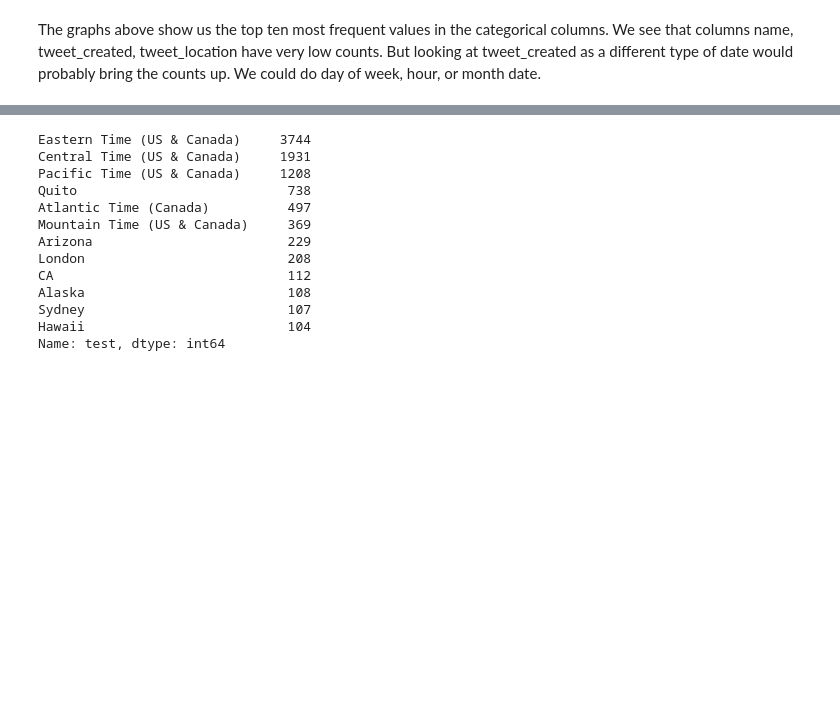
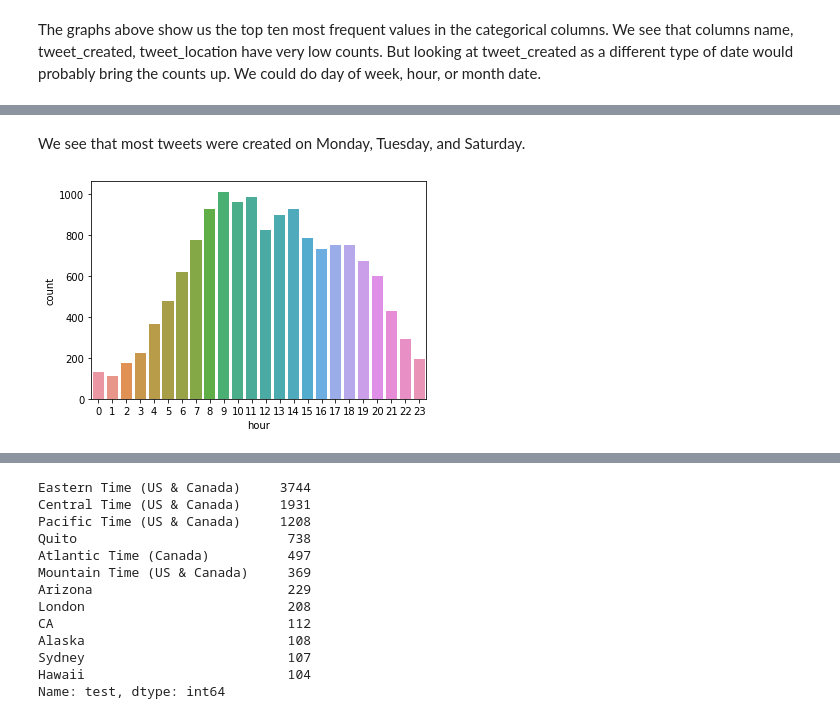
Before and after one commit to willjdew/Airline-Twitter-Sentiment, a Jupyter notebook: notebooks/Twitter_US_Airline_ Sentiment.ipynb, the cells around one changed output, grey strips where cells are left out. Cells and saved outputs as stored; diff of their text form; code cells hidden in the pictures; blank space fills up the shorter version.

```diff
--- a/notebooks/Twitter_US_Airline_ Sentiment.ipynb
+++ b/notebooks/Twitter_US_Airline_ Sentiment.ipynb
@@ -137,0 +104,6 @@ Name: user_timezone, dtype: int64
+# %% [markdown]
+We see that most tweets were created on Monday, Tuesday, and Saturday.
+# %%
+chart = sns.countplot(x='hour', data=df_1);
+# %% [output]
+[figure, added]
```
Also changed, not shown: parts of 12 cells of this notebook.
